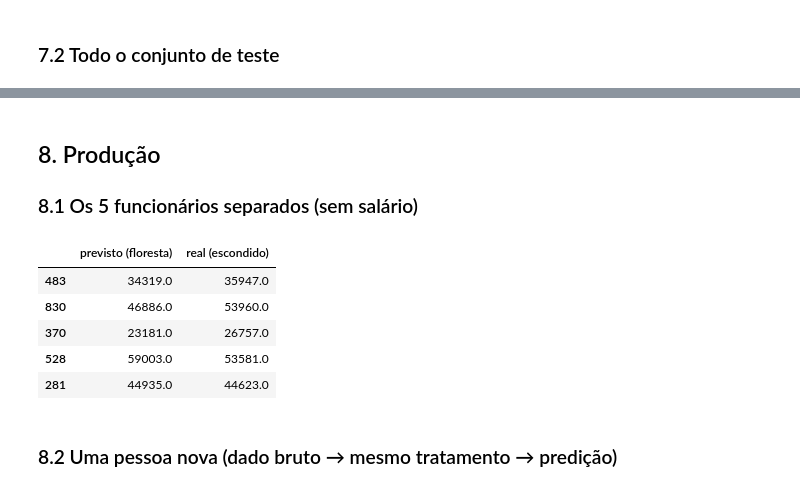
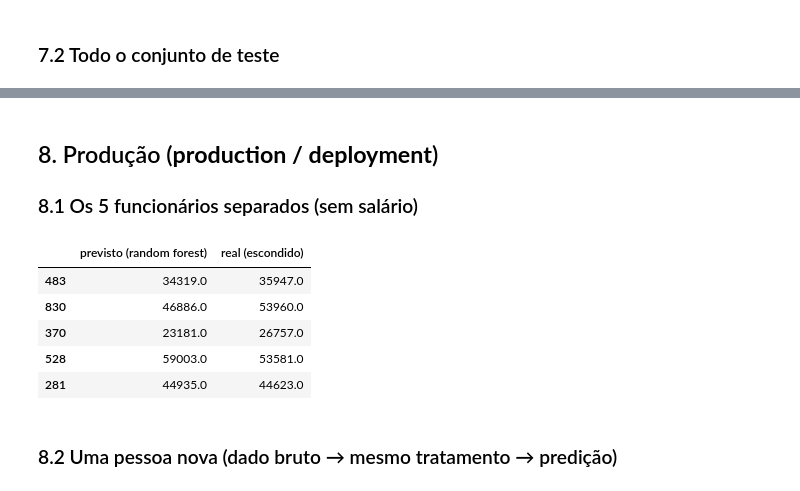
Before and after one commit to samuelfsd/intro-ml, a Jupyter notebook: notebooks/01_introducao_ml.ipynb, the cells around one changed output, grey strips where cells are left out. Saved outputs shown, nothing was run; the diff lists cells and outputs as text; code cells hidden in the pictures.

```diff
--- a/notebooks/01_introducao_ml.ipynb
+++ b/notebooks/01_introducao_ml.ipynb
@@ -371,15 +371,15 @@ plt.show()
 # %% [markdown]
-## 8. Produção
+## 8. Produção (**production / deployment**)
 
 ### 8.1 Os 5 funcionários separados (sem salário)
 # %%
 resultado = pd.DataFrame({
-    "previsto (floresta)": floresta.predict(X_prod).round(0),
+    "previsto (random forest)": floresta.predict(X_prod).round(0),
     "real (escondido)": y_prod_escondido,
 })
 resultado
 # %% [output]
-|  | previsto (floresta) | real (escondido) |
+|  | previsto (random forest) | real (escondido) |
 | 483 | 34319.0 | 35947.0 |
 | 830 | 46886.0 | 53960.0 |
 | 370 | 23181.0 | 26757.0 |
```
Also changed, not shown: parts of 19 cells of this notebook.
